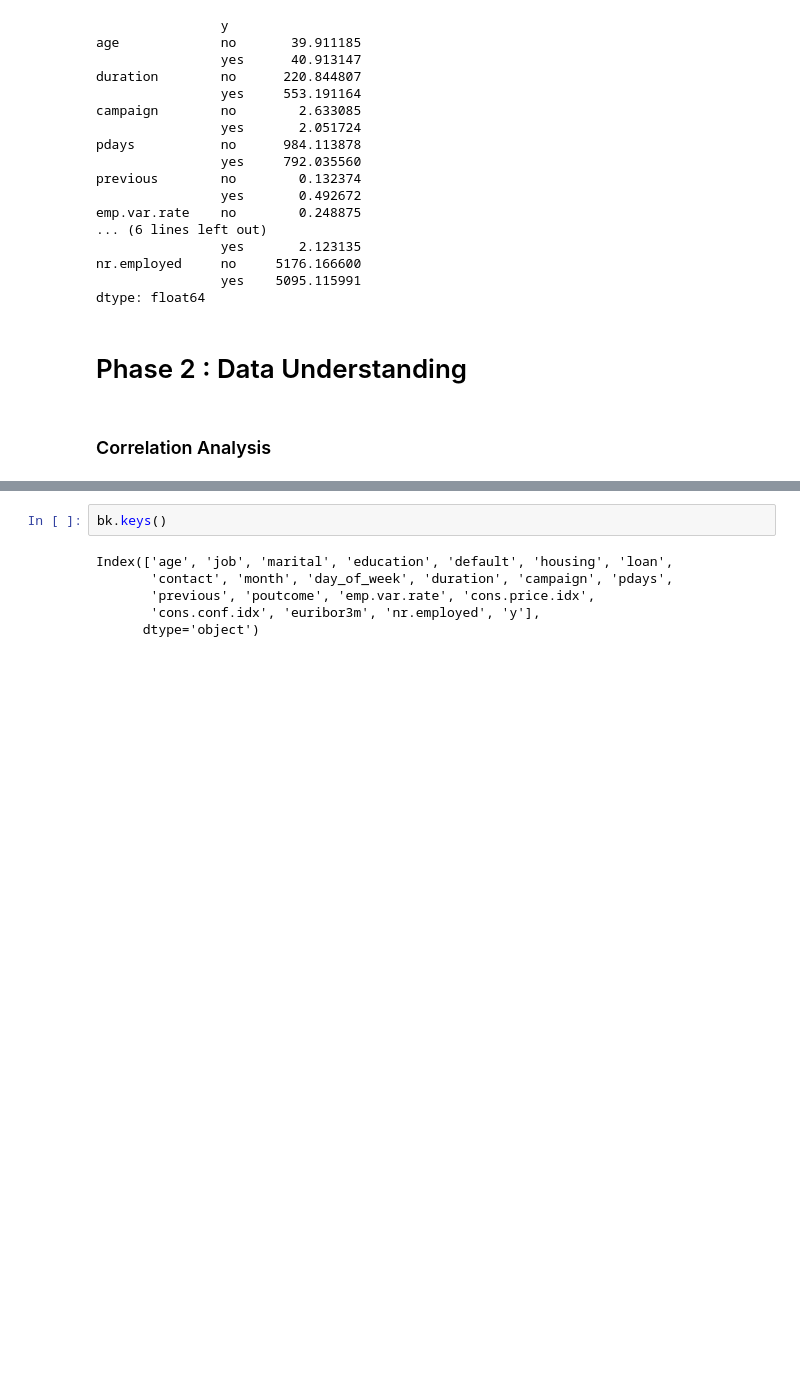
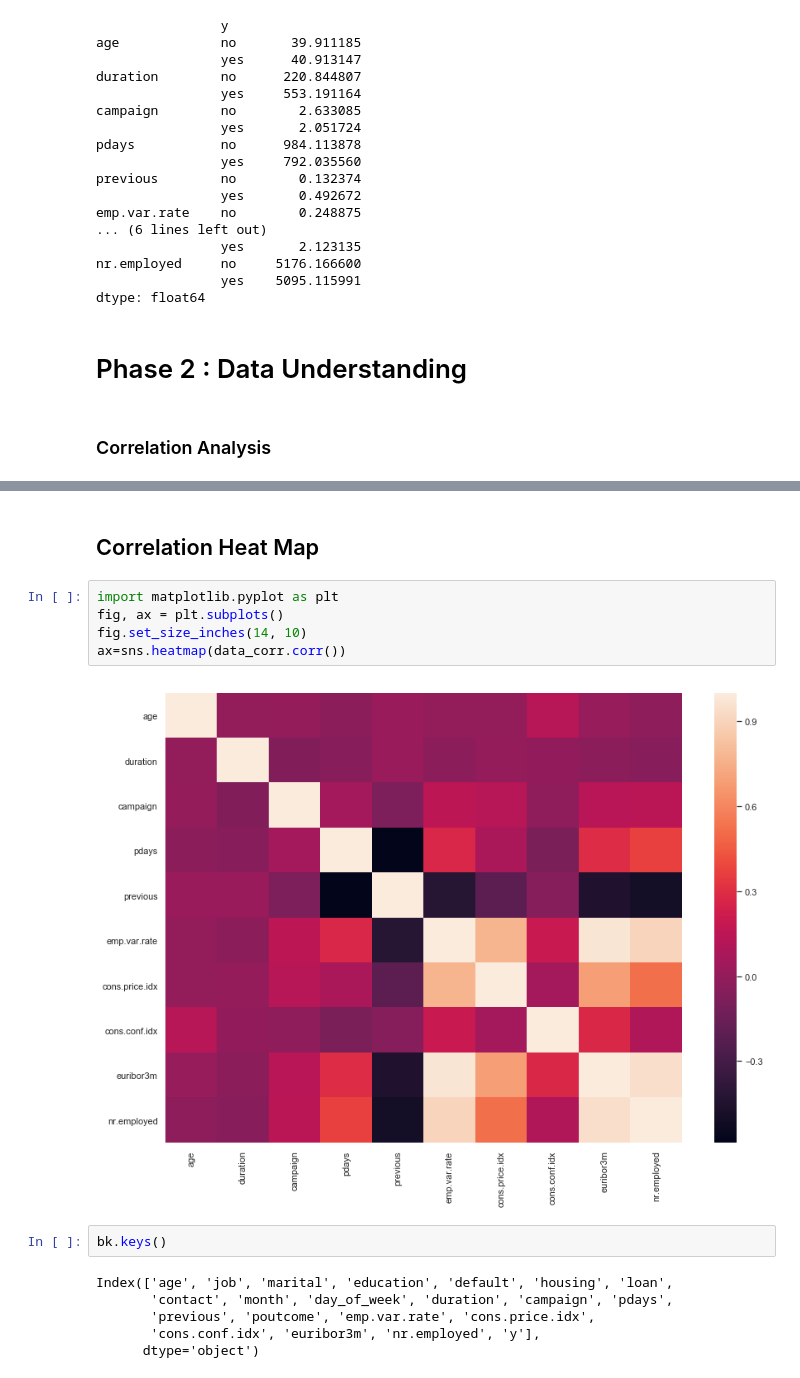
Before and after one commit to abbas163/ce888labs, a Jupyter notebook: Lab3/bank-additional-full.ipynb, the cells around one changed output, grey strips where cells are left out. Drawn from its saved outputs; the diff is of its cells as text; blank space fills up the shorter version.

```diff
--- a/Lab3/bank-additional-full.ipynb
+++ b/Lab3/bank-additional-full.ipynb
@@ -154,6 +154,15 @@ data_corr.corr()
 | cons.conf.idx | 0.129372 | -0.008173 | -0.013733 | -0.091342 | -0.050936 | 0.196041 | 0.058986 | 1.000000 | ... |
 | euribor3m | 0.010767 | -0.032897 | 0.135133 | 0.296899 | -0.454494 | 0.972245 | 0.688230 | 0.277686 | ... |
 | nr.employed | -0.017725 | -0.044703 | 0.144095 | 0.372605 | -0.501333 | 0.906970 | 0.522034 | 0.100513 | ... |
+# %% [markdown]
+## Correlation Heat Map
+# %%
+import matplotlib.pyplot as plt
+fig, ax = plt.subplots()
+fig.set_size_inches(14, 10)
+ax=sns.heatmap(data_corr.corr())
+# %% [output]
+[figure, added]
 # %%
 bk.keys()
 # %% [output]
```
Also changed, not shown: parts of 1 cell of this notebook.
